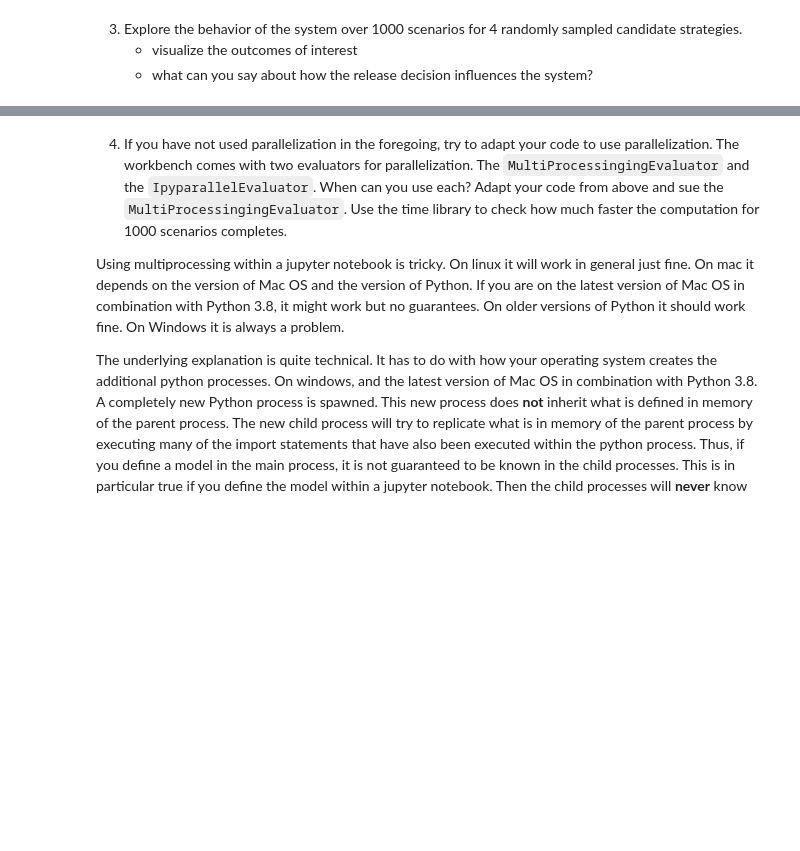
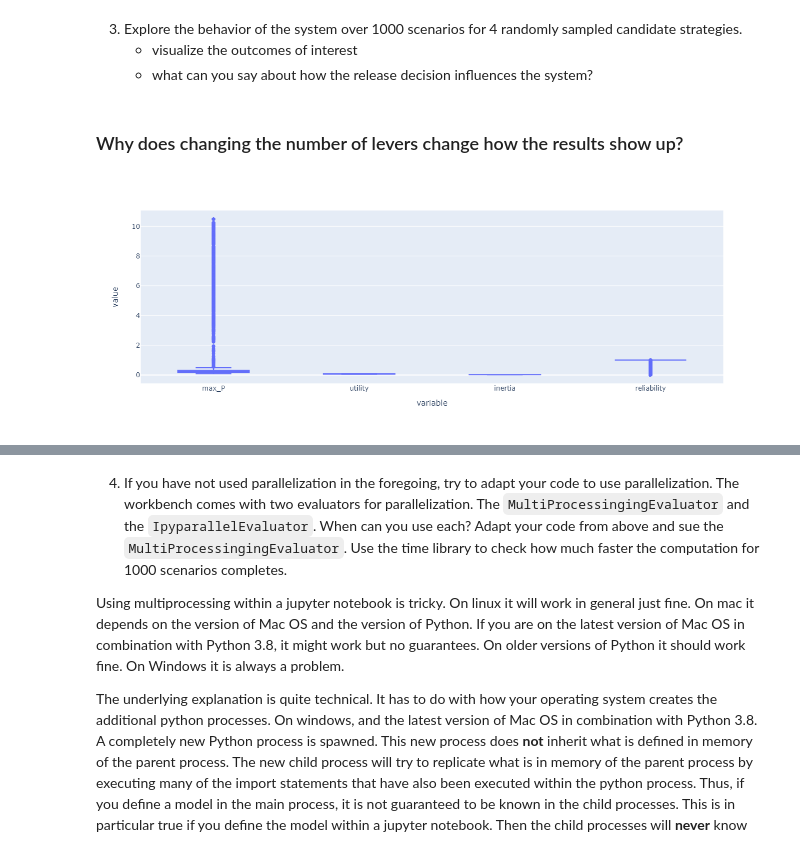
Before and after one commit to lnicoletti/EPA1361-G21, a Jupyter notebook: epa1361_open/Week 1-2 - general intro to exploratory modelling/assignment 2 - lakemodel.ipynb, the cells around one changed output, grey strips where cells are left out. Saved outputs shown, nothing was run; the diff lists cells and outputs as text; code cells hidden in the pictures; blank space fills up the shorter version.

```diff
--- a/epa1361_open/Week 1-2 - general intro to exploratory modelling/assignment 2 - lakemodel.ipynb
+++ b/epa1361_open/Week 1-2 - general intro to exploratory modelling/assignment 2 - lakemodel.ipynb
@@ -147,0 +208,27 @@ AttributeError: 'tuple' object has no attribute 'keys'
+# %%
+# model = ReplicatorModel('lakeproblem', function=lake_problem)
+model = Model('lakeproblem', function=lake_problem)
+# model.replications = 150
+
+model.levers = [RealParameter('l' + str(i), 0, 0.1) for i in range(4)]
+
+#specify uncertainties
+model.uncertainties = [RealParameter('b', 0.1, 0.45),
+                       RealParameter('q', 2.0, 4.5),
+                       RealParameter('mean', 0.01, 0.05),
+                       RealParameter('stdev', 0.001, 0.005),
+                       RealParameter('delta', 0.93, 0.99)]
+# set levers
+#specify outcomes
+model.outcomes = [ScalarOutcome('max_P'),
+                  ScalarOutcome('utility'),
+                  ScalarOutcome('inertia'),
+                  ScalarOutcome('reliability')]
+# %%
+%%time
+from ema_workbench import (SequentialEvaluator, ema_logging, perform_experiments)
+
+ema_logging.log_to_stderr(ema_logging.INFO)
+
+with SequentialEvaluator(model) as evaluator:
+    experiments, outcomes = evaluator.perform_experiments(scenarios=1000, policies=4)
@@ -149,3 +251,12 @@ AttributeError: 'tuple' object has no attribute 'keys'
 3. Explore the behavior of the system over 1000 scenarios for 4 randomly sampled candidate strategies.
     * visualize the outcomes of interest
     * what can you say about how the release decision influences the system?
+# %% [markdown]
+### Why does changing the number of levers change how the results show up?
+# %%
+outcomes_df = pd.DataFrame.from_dict(outcomes)
+melted = pd.melt(outcomes_df, value_vars = outcomes_df.columns)
+# %%
+px.box(melted, y ="value", x="variable")
+# %% [output]
+[figure, added]
```
Also changed, not shown: parts of 29 cells of this notebook.
